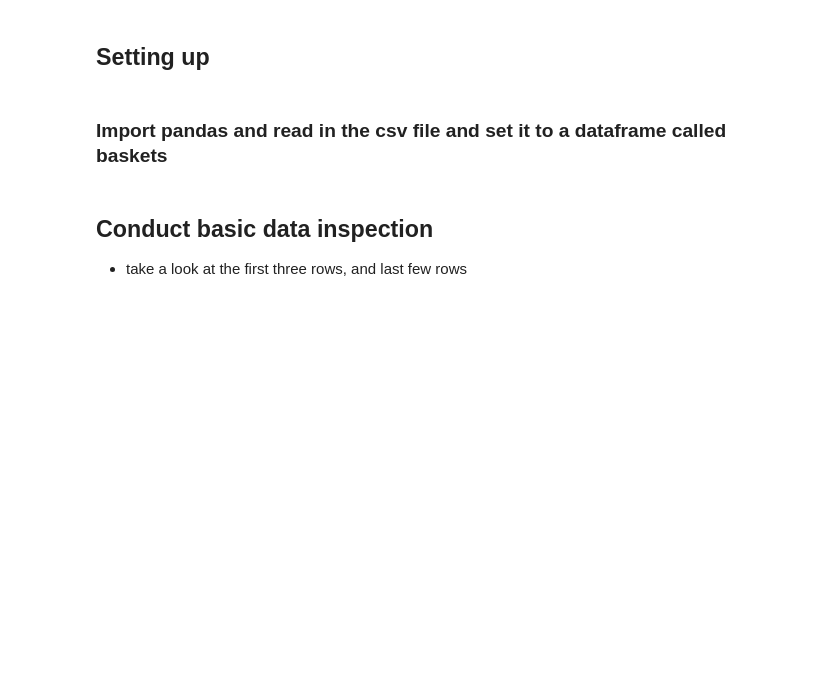
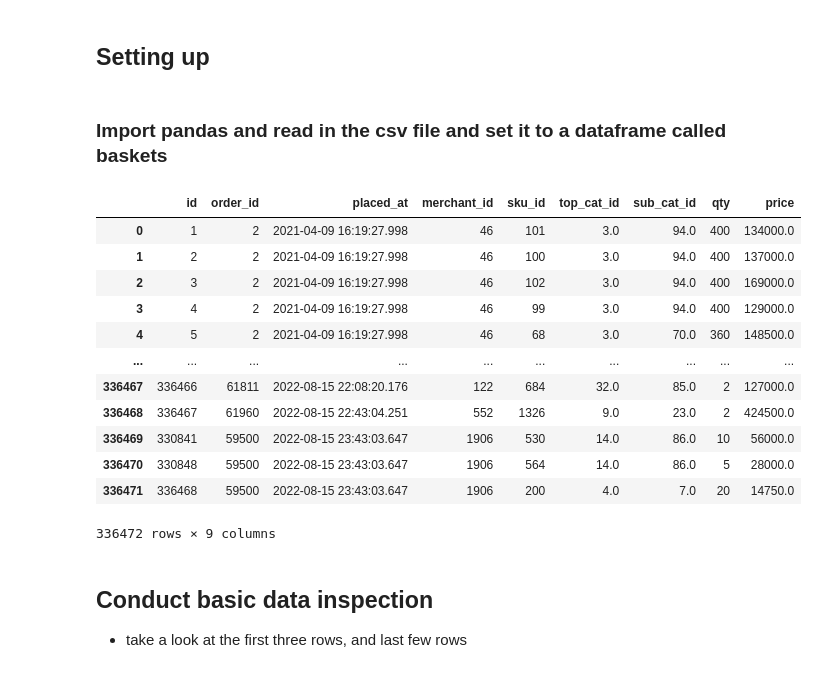
Before and after one commit to yingli/datasciencelifecycle, a Jupyter notebook: sample_code/NB01.ipynb, the cells around one changed output. Drawn from its saved outputs; the diff is of its cells as text; code cells hidden in the pictures; blank space fills up the shorter version.

```diff
--- a/sample_code/NB01.ipynb
+++ b/sample_code/NB01.ipynb
@@ -7,6 +7,22 @@ import pandas as pd
 import numpy as np
 # %%
 baskets = pd.read_csv('new_baskets_full.csv')
+# %%
+baskets
+# %% [output]
+|  | id | order_id | placed_at | merchant_id | sku_id | top_cat_id | sub_cat_id | qty | price |
+| 0 | 1 | 2 | 2021-04-09 16:19:27.998 | 46 | 101 | 3.0 | 94.0 | 400 | 134000.0 |
+| 1 | 2 | 2 | 2021-04-09 16:19:27.998 | 46 | 100 | 3.0 | 94.0 | 400 | 137000.0 |
+| 2 | 3 | 2 | 2021-04-09 16:19:27.998 | 46 | 102 | 3.0 | 94.0 | 400 | 169000.0 |
+| 3 | 4 | 2 | 2021-04-09 16:19:27.998 | 46 | 99 | 3.0 | 94.0 | 400 | 129000.0 |
+| 4 | 5 | 2 | 2021-04-09 16:19:27.998 | 46 | 68 | 3.0 | 70.0 | 360 | 148500.0 |
+| ... | ... | ... | ... | ... | ... | ... | ... | ... | ... |
+| 336467 | 336466 | 61811 | 2022-08-15 22:08:20.176 | 122 | 684 | 32.0 | 85.0 | 2 | 127000.0 |
+| 336468 | 336467 | 61960 | 2022-08-15 22:43:04.251 | 552 | 1326 | 9.0 | 23.0 | 2 | 424500.0 |
+| 336469 | 330841 | 59500 | 2022-08-15 23:43:03.647 | 1906 | 530 | 14.0 | 86.0 | 10 | 56000.0 |
+| 336470 | 330848 | 59500 | 2022-08-15 23:43:03.647 | 1906 | 564 | 14.0 | 86.0 | 5 | 28000.0 |
+| 336471 | 336468 | 59500 | 2022-08-15 23:43:03.647 | 1906 | 200 | 4.0 | 7.0 | 20 | 14750.0 |
+336472 rows × 9 columns
 # %% [markdown]
 ## Conduct basic data inspection
 
```
Also changed, not shown: parts of 1 cell of this notebook, 2 other files.
